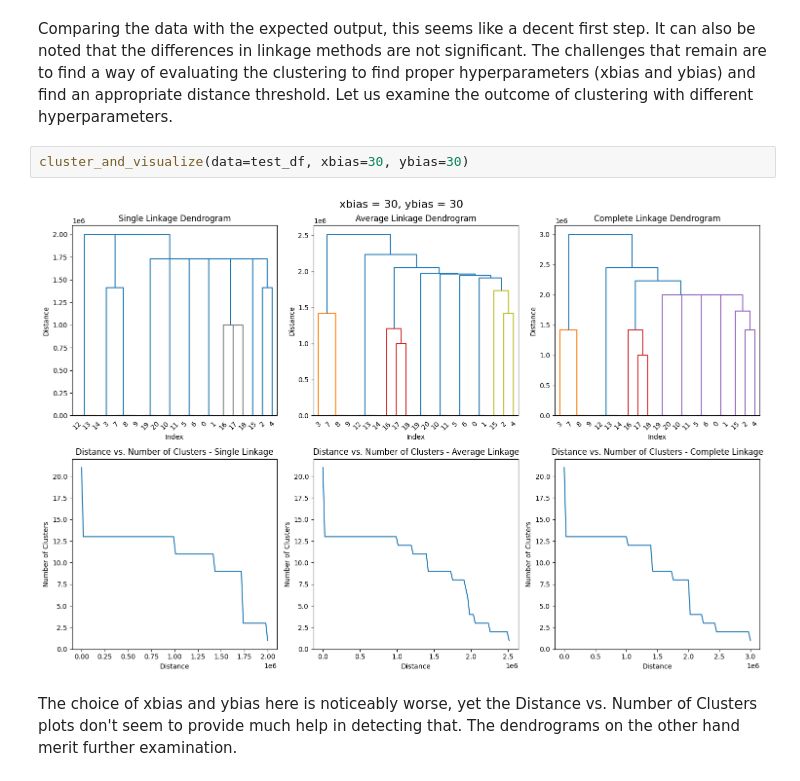
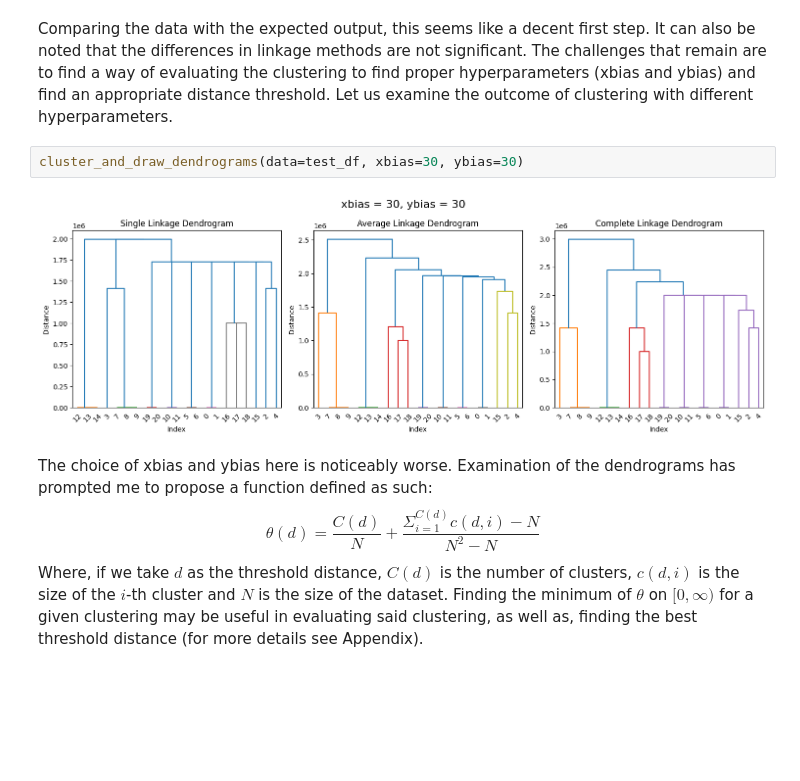
Before and after one commit to ZPP-MURMURAS/ZPP_Murmuras, a Jupyter notebook: research/preprocessing/cluster_research.ipynb, the cells around one changed output. Drawn from its saved outputs; the diff is of its cells as text; blank space fills up the shorter version.

```diff
--- a/research/preprocessing/cluster_research.ipynb
+++ b/research/preprocessing/cluster_research.ipynb
@@ -173,8 +147,12 @@ cluster_and_visualize(data=test_df, xbias=10, ybias=100)
 # %% [markdown]
 Comparing the data with the expected output, this seems like a decent first step. It can also be noted that the differences in linkage methods are not significant. The challenges that remain are to find a way of evaluating the clustering to find proper hyperparameters (xbias and ybias) and find an appropriate distance threshold. Let us examine the outcome of clustering with different hyperparameters.
 # %%
-cluster_and_visualize(data=test_df, xbias=30, ybias=30)
+cluster_and_draw_dendrograms(data=test_df, xbias=30, ybias=30)
 # %% [output]
-[figure, old version]
+[figure, new version]
 # %% [markdown]
-The choice of xbias and ybias here is noticeably worse, yet the Distance vs. Number of Clusters plots don't seem to provide much help in detecting that. The dendrograms on the other hand merit further examination.
+The choice of xbias and ybias here is noticeably worse. Examination of the dendrograms has prompted me to propose a function defined as such:
+$$
+\theta(d) = \frac{C(d)}{N} + \frac{\Sigma_{i = 1}^{C(d)}c(d, i) - N}{N^2 - N}
+$$
+Where, if we take $d$ as the threshold distance, $C(d)$ is the number of clusters, $c(d, i)$ is the size of the $i$-th cluster and $N$ is the size of the dataset. Finding the minimum of $\theta$ on $[0, \infty)$ for a given clustering may be useful in evaluating said clustering, as well as, finding the best threshold distance (for more details see Appendix).
```
Also changed, not shown: parts of 5 cells of this notebook.
